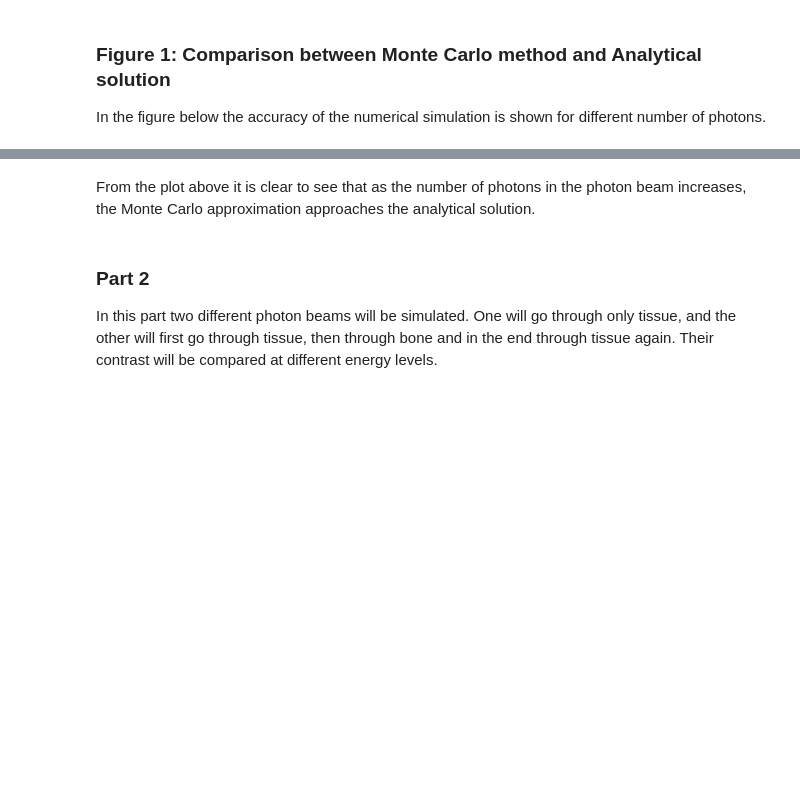
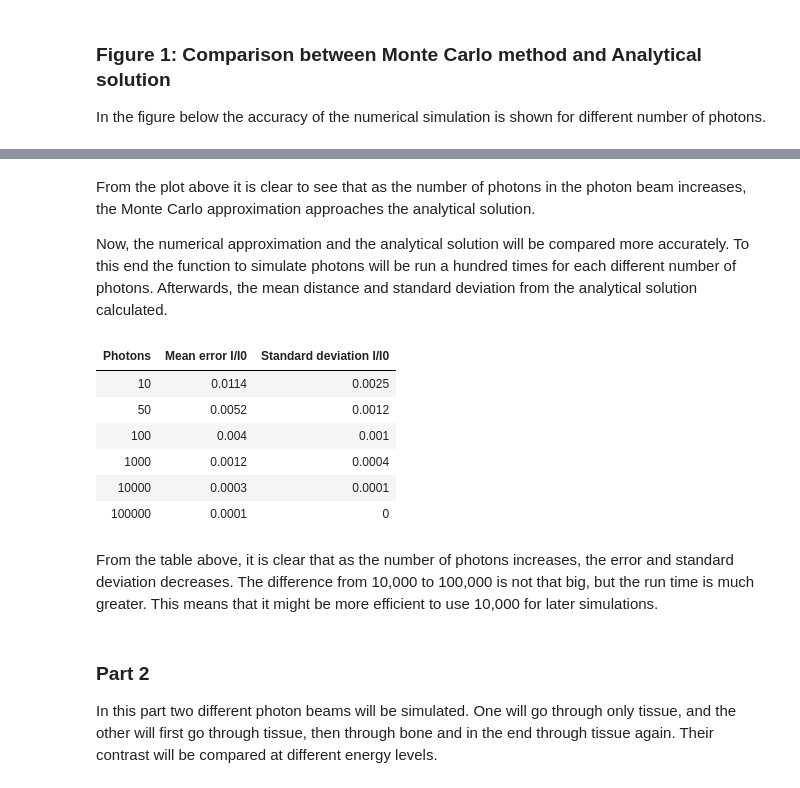
Before and after one commit to TorjeiHelset/Software-and-Computing-for-Applied-Physics, a Jupyter notebook: x-ray-simulation.ipynb, the cells around one changed output, grey strips where cells are left out. Cells and saved outputs as stored; diff of their text form; code cells hidden in the pictures; blank space fills up the shorter version.

Commit message:
Added more accurate comparison between numerical and analytical solutions

```diff
--- a/x-ray-simulation.ipynb
+++ b/x-ray-simulation.ipynb
@@ -148,5 +148,37 @@ plt.show()
 # %% [markdown]
 From the plot above it is clear to see that as the number of photons in the photon beam increases, the Monte Carlo approximation approaches the analytical solution.
+
+Now, the numerical approximation and the analytical solution will be compared more accurately. To this end the function to simulate photons will be run a hundred times for each different number of photons. Afterwards, the mean distance and standard deviation from the analytical solution calculated.
+# %%
+tabell = []
+for i, n_photon in enumerate(number_of_photons):
+    distance = np.zeros(n_steps_1 + 1)
+    for j in range(100):
+        I = simulate_photons(n_photon, n_steps_1, width_1, my1)
+        distance += abs(I_analytical - I) # Summing up the total distances of all the runs
+
+    # Calculate averages and standard deviations
+    mean_error = np.mean(distance/1000)
+    std_error = np.std(distance/1000)
+
+    # Adding result to table for easier
+    tabell.append([f"{n_photon}", round(mean_error, 4), round(std_error, 4)])
+
+# Using library tabulate to get a good looking table
+# Changing the html code to get a centered table
+display(HTML('<table width="80%" style="margin: 0px auto;"><thead><tr><th style="text-align: center;">'
+      + tabulate.tabulate(tabell, headers=["Photons", "Mean error I/I0", "Standard deviation I/I0"],
+                               tablefmt="html")[52:-8] + "</table>"))
+# %% [output]
+| Photons | Mean error I/I0 | Standard deviation I/I0 |
+| 10 | 0.0114 | 0.0025 |
+| 50 | 0.0052 | 0.0012 |
+| 100 | 0.004 | 0.001 |
+| 1000 | 0.0012 | 0.0004 |
+| 10000 | 0.0003 | 0.0001 |
+| 100000 | 0.0001 | 0 |
+# %% [markdown]
+From the table above, it is clear that as the number of photons increases, the error and standard deviation decreases. The difference from 10,000 to 100,000 is not that big, but the run time is much greater. This means that it might be more efficient to use 10,000 for later simulations.
 # %% [markdown]
 ### Part 2
 
```
Also changed, not shown: parts of 1 cell of this notebook.
